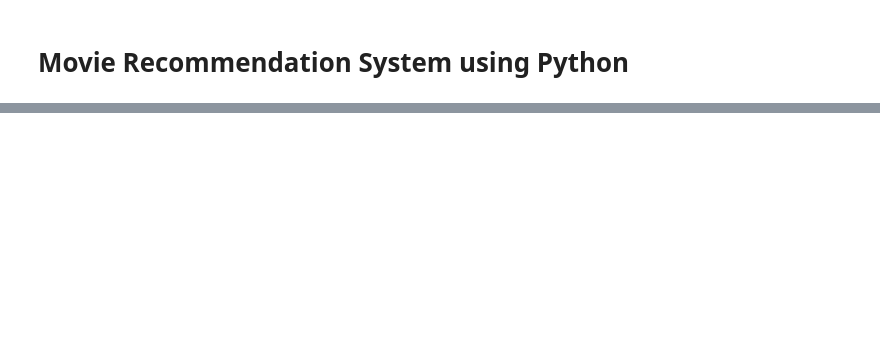
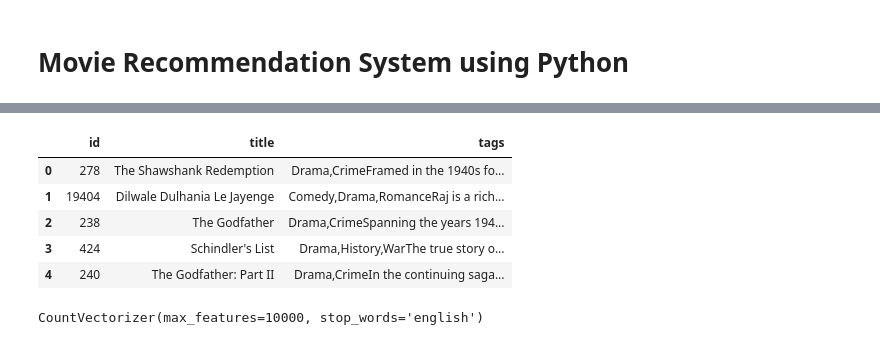
Before and after one commit to hiHarish/Movie-Recommendation-using-Python, a Jupyter notebook: MovieRecommendation.ipynb, the cells around one changed output, grey strips where cells are left out. Saved outputs shown, nothing was run; the diff lists cells and outputs as text; code cells hidden in the pictures; blank space fills up the shorter version.

```diff
--- a/MovieRecommendation.ipynb
+++ b/MovieRecommendation.ipynb
@@ -30,0 +58,10 @@ print(df)
+# %%
+new_df = movies[['id', 'title', 'tags']]
+new_df.head()
+# %% [output]
+|  | id | title | tags |
+| 0 | 278 | The Shawshank Redemption | Drama,CrimeFramed in the 1940s fo... |
+| 1 | 19404 | Dilwale Dulhania Le Jayenge | Comedy,Drama,RomanceRaj is a rich... |
+| 2 | 238 | The Godfather | Drama,CrimeSpanning the years 194... |
+| 3 | 424 | Schindler's List | Drama,History,WarThe true story o... |
+| 4 | 240 | The Godfather: Part II | Drama,CrimeIn the continuing saga... |
@@ -30,0 +72,4 @@ print(df)
+# %%
+cv
+# %% [output]
+CountVectorizer(max_features=10000, stop_words='english')
```
Also changed, not shown: parts of 23 cells of this notebook.
